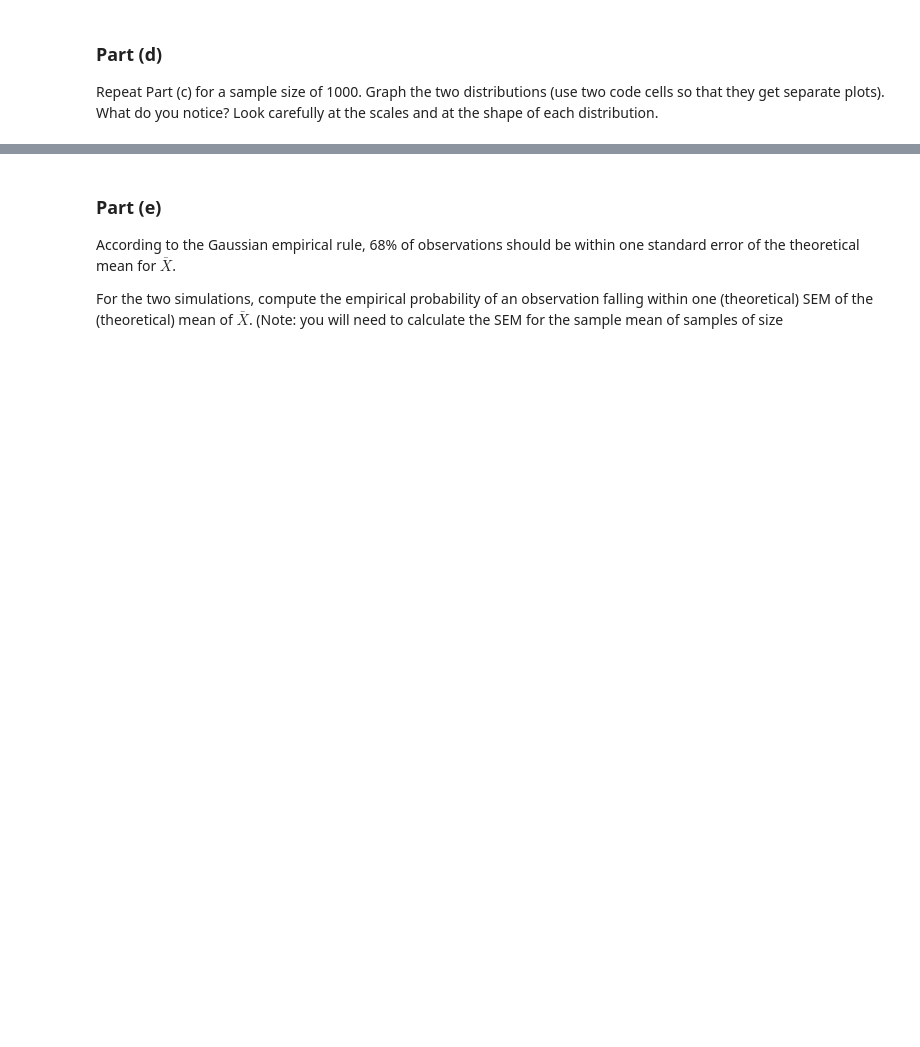
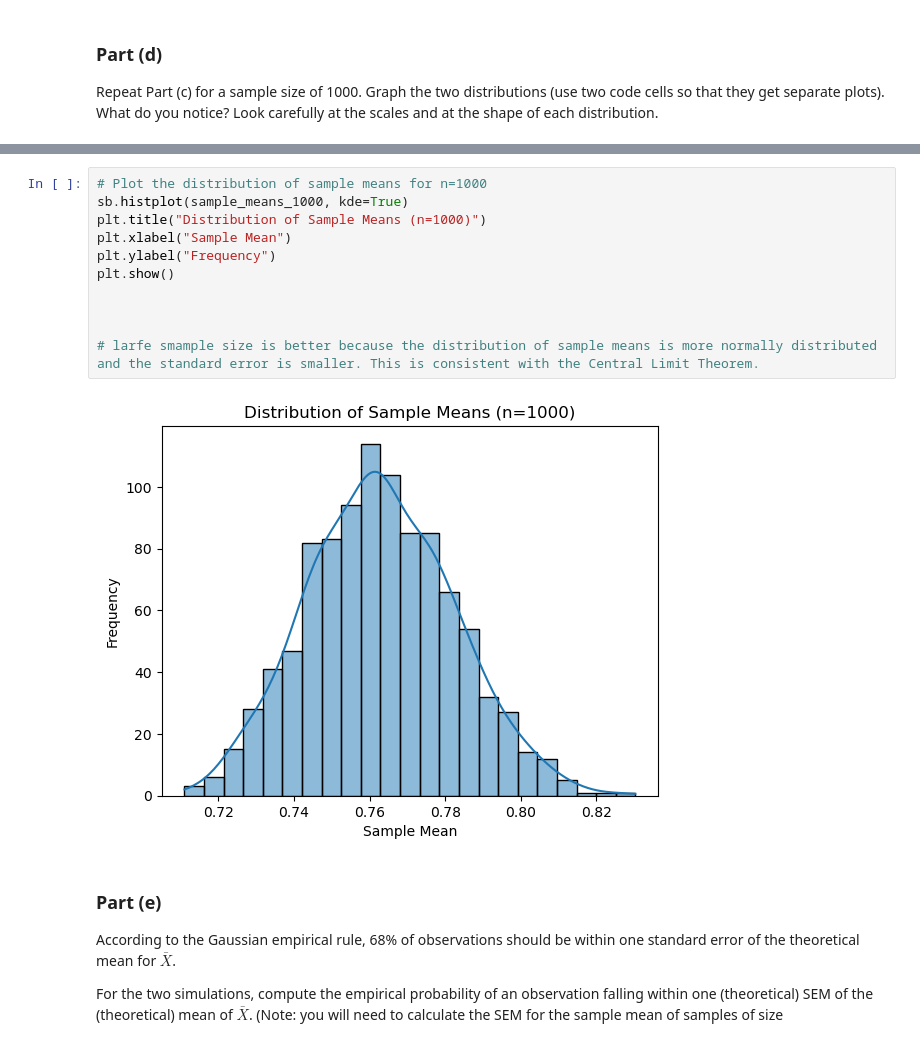
Before and after one commit to zhuol0129/homework-08-ZL, a Jupyter notebook: hw8.ipynb, the cells around one changed output, grey strips where cells are left out. Drawn from its saved outputs; the diff is of its cells as text; blank space fills up the shorter version.

```diff
--- a/hw8.ipynb
+++ b/hw8.ipynb
@@ -67,3 +138,16 @@ Repeat Part (c) for a sample size of 1000. Graph the two distributions (use two
+# %%
+# Plot the distribution of sample means for n=1000
+sb.histplot(sample_means_1000, kde=True)
+plt.title("Distribution of Sample Means (n=1000)")
+plt.xlabel("Sample Mean")
+plt.ylabel("Frequency")
+plt.show()
+
+
+
+# larfe smample size is better because the distribution of sample means is more normally distributed and the standard error is smaller. This is consistent with the Central Limit Theorem.
+# %% [output]
+[figure, added]
 # %% [markdown]
 ### Part (e)
 
```
Also changed, not shown: parts of 21 cells of this notebook.
